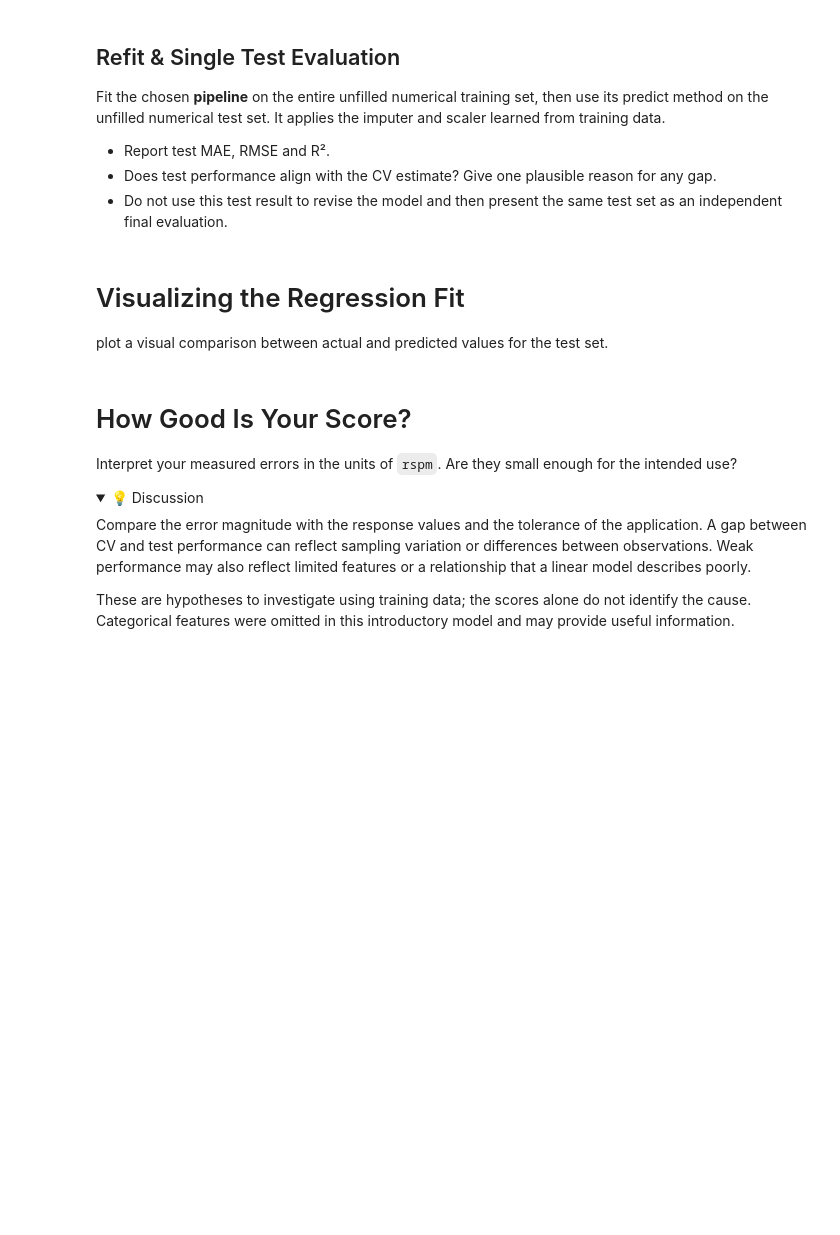
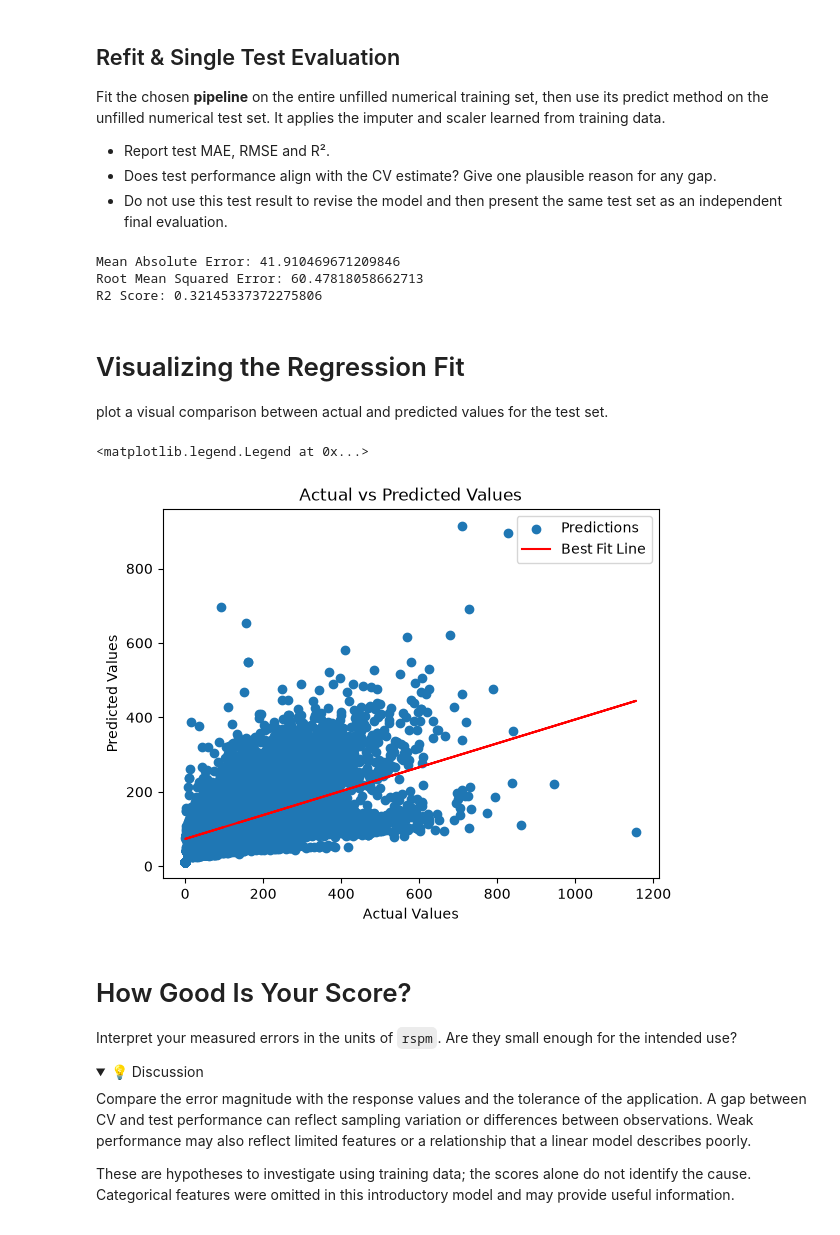
Before and after one commit to ada-dk1526/DSML, a Jupyter notebook: Lecture01/Exercises/E02_ModelingAndEvaluation.ipynb, the cells around one changed output. Saved outputs shown, nothing was run; the diff lists cells and outputs as text; code cells hidden in the pictures; folded sections open; blank space fills up the shorter version.

Commit message:
lecture 1 + data

```diff
--- a/Lecture01/Exercises/E02_ModelingAndEvaluation.ipynb
+++ b/Lecture01/Exercises/E02_ModelingAndEvaluation.ipynb
@@ -22,3 +22,16 @@ Reload `../../Excercise_data/L01/India_air_quality.csv` so you start with the or
 The pipeline will learn imputation and scaling within each fold. The separately transformed arrays from Exercise 01 help you understand these steps, but are not the inputs to cross-validation.
 # %%
 # ADD YOUR CODE HERE -- You can create new markdown and code cells
+# ADD YOUR CODE HERE -- You can create new markdown and code cells
+import pandas as pd
+import numpy as np
+from sklearn.model_selection import train_test_split
+df = pd.read_csv('../../Excercise_data/L01/India_air_quality.csv', index_col=0)
+df.drop_duplicates(inplace=True)
+df = df[~df['rspm'].isnull()]
+df = df[df.select_dtypes(include=[np.number]).columns]
+# df = df[(df >= 0).all(axis=1)]
+X = df.drop(columns=['rspm'])
+y = df['rspm']
+# df
+X_train, X_test, y_train, y_test = train_test_split(X, y, test_size=0.3, random_state=42)
@@ -43,3 +59,14 @@ Each fold fits a fresh copy of the complete pipeline. Do not call `fit_transform
 </details>
 # %%
 # ADD YOUR CODE HERE -- You can create new markdown and code cells
+from sklearn.model_selection import cross_val_score, KFold
+from sklearn.pipeline import make_pipeline
+from sklearn.preprocessing import StandardScaler
+from sklearn.impute import SimpleImputer
+from sklearn.linear_model import LinearRegression
+
+pipeline = make_pipeline(SimpleImputer(strategy='median'), StandardScaler(), LinearRegression())
+cv = KFold(n_splits=5, shuffle=True, random_state=42)
+
+pipeline.fit(X_train, y_train)
+scores = cross_val_score(pipeline, X_train, y_train, cv=cv, scoring='neg_mean_absolute_error')
@@ -53,11 +85,39 @@ Fit the chosen **pipeline** on the entire unfilled numerical training set, then
 - Do not use this test result to revise the model and then present the same test set as an independent final evaluation.
 # %%
 # ADD YOUR CODE HERE -- You can create new markdown and code cells
+y_pred = pipeline.predict(X_test)
+# MAE
+from sklearn.metrics import mean_absolute_error, mean_squared_error, r2_score
+mae = mean_absolute_error(y_test, y_pred)
+# R2 Score
+r2_score = r2_score(y_test, y_pred)
+rmse = mean_squared_error(y_test, y_pred)**0.5
+print(f'Mean Absolute Error: {mae}')
+print(f'Root Mean Squared Error: {rmse}')
+print(f'R2 Score: {r2_score}')
+# %% [output]
+Mean Absolute Error: 41.910469671209846
+Root Mean Squared Error: 60.47818058662713
+R2 Score: 0.32145337372275806
 # %% [markdown]
 # Visualizing the Regression Fit
 plot a visual comparison between actual and predicted values for the test set.
 # %%
 # ADD YOUR CODE HERE -- You can create new markdown and code cells
+import matplotlib.pyplot as plt
+import numpy as np
+
+plt.scatter(y_test, y_pred, label = 'Predictions')
+
+m, c = np.polyfit(y_test, y_pred, 1)
+plt.plot(y_test, m*y_test + c, color='red', label = 'Best Fit Line')
+plt.xlabel('Actual Values')
+plt.ylabel('Predicted Values')
+plt.title('Actual vs Predicted Values')
+plt.legend()
+# %% [output]
+<matplotlib.legend.Legend at 0x...>
+[figure, added]
 # %% [markdown]
 # How Good Is Your Score?
 
```
Also changed, not shown: parts of 5 cells of this notebook, 43 other files.
